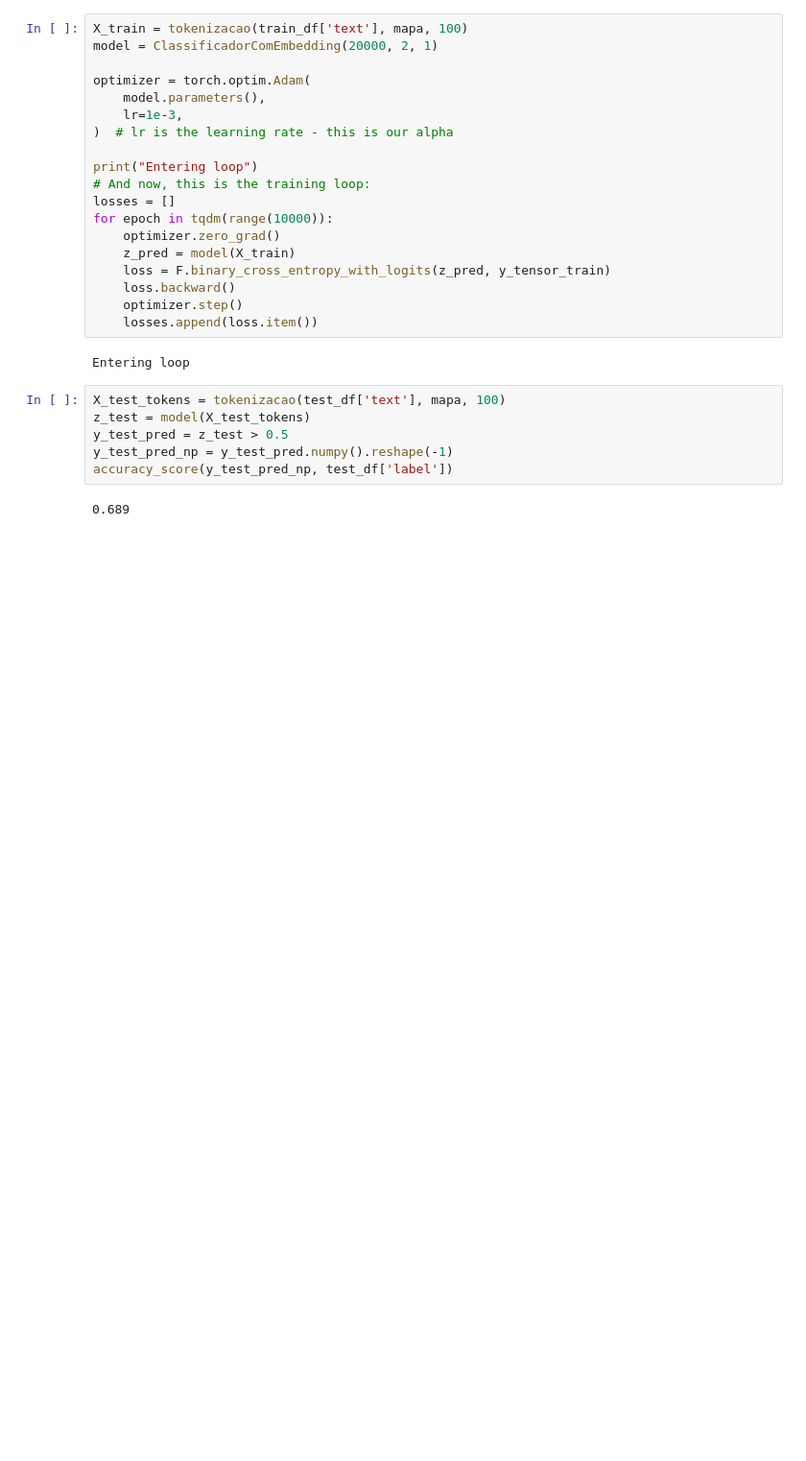
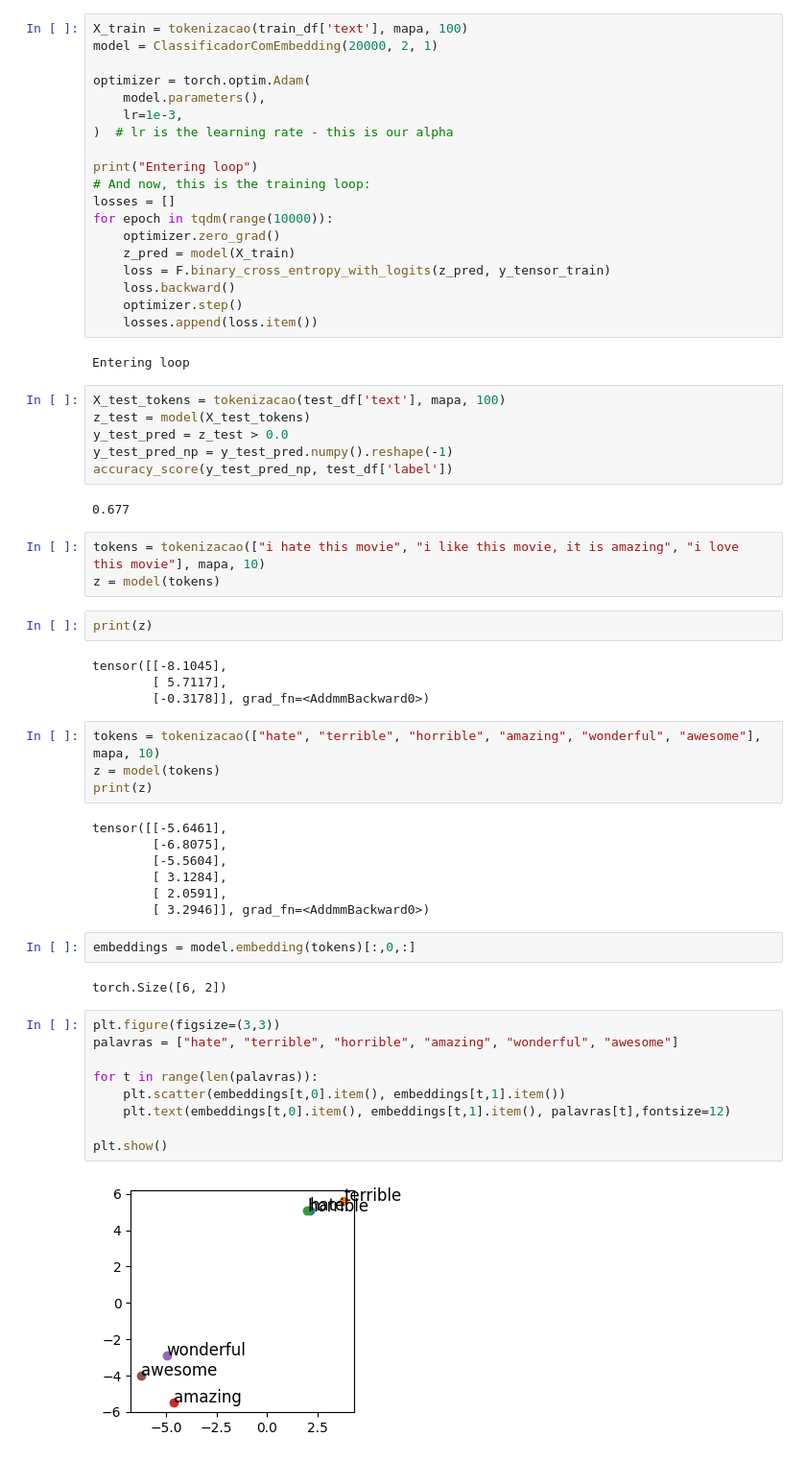
Before and after one commit to tiagoft/nlp_course, a Jupyter notebook: experiments/sklearn-to-pytorch.ipynb, the cells around one changed output. Shown at 96% size. Cells and saved outputs as stored; diff of their text form; blank space fills up the shorter version.

```diff
--- a/experiments/sklearn-to-pytorch.ipynb
+++ b/experiments/sklearn-to-pytorch.ipynb
@@ -225,8 +257,43 @@ Entering loop
 # %%
 X_test_tokens = tokenizacao(test_df['text'], mapa, 100)
 z_test = model(X_test_tokens)
-y_test_pred = z_test > 0.5
+y_test_pred = z_test > 0.0
 y_test_pred_np = y_test_pred.numpy().reshape(-1)
 accuracy_score(y_test_pred_np, test_df['label'])
 # %% [output]
-0.689
+0.677
+# %%
+tokens = tokenizacao(["i hate this movie", "i like this movie, it is amazing", "i love this movie"], mapa, 10)
+z = model(tokens)
+# %%
+print(z)
+# %% [output]
+tensor([[-8.1045],
+        [ 5.7117],
+        [-0.3178]], grad_fn=<AddmmBackward0>)
+# %%
+tokens = tokenizacao(["hate", "terrible", "horrible", "amazing", "wonderful", "awesome"], mapa, 10)
+z = model(tokens)
+print(z)
+# %% [output]
+tensor([[-5.6461],
+        [-6.8075],
+        [-5.5604],
+        [ 3.1284],
+        [ 2.0591],
+        [ 3.2946]], grad_fn=<AddmmBackward0>)
+# %%
+embeddings = model.embedding(tokens)[:,0,:]
+# %% [output]
+torch.Size([6, 2])
+# %%
+plt.figure(figsize=(3,3))
+palavras = ["hate", "terrible", "horrible", "amazing", "wonderful", "awesome"]
+
+for t in range(len(palavras)):
+    plt.scatter(embeddings[t,0].item(), embeddings[t,1].item())
+    plt.text(embeddings[t,0].item(), embeddings[t,1].item(), palavras[t],fontsize=12)
+
+plt.show()
+# %% [output]
+[figure, added]
```
Also changed, not shown: parts of 12 cells of this notebook.
